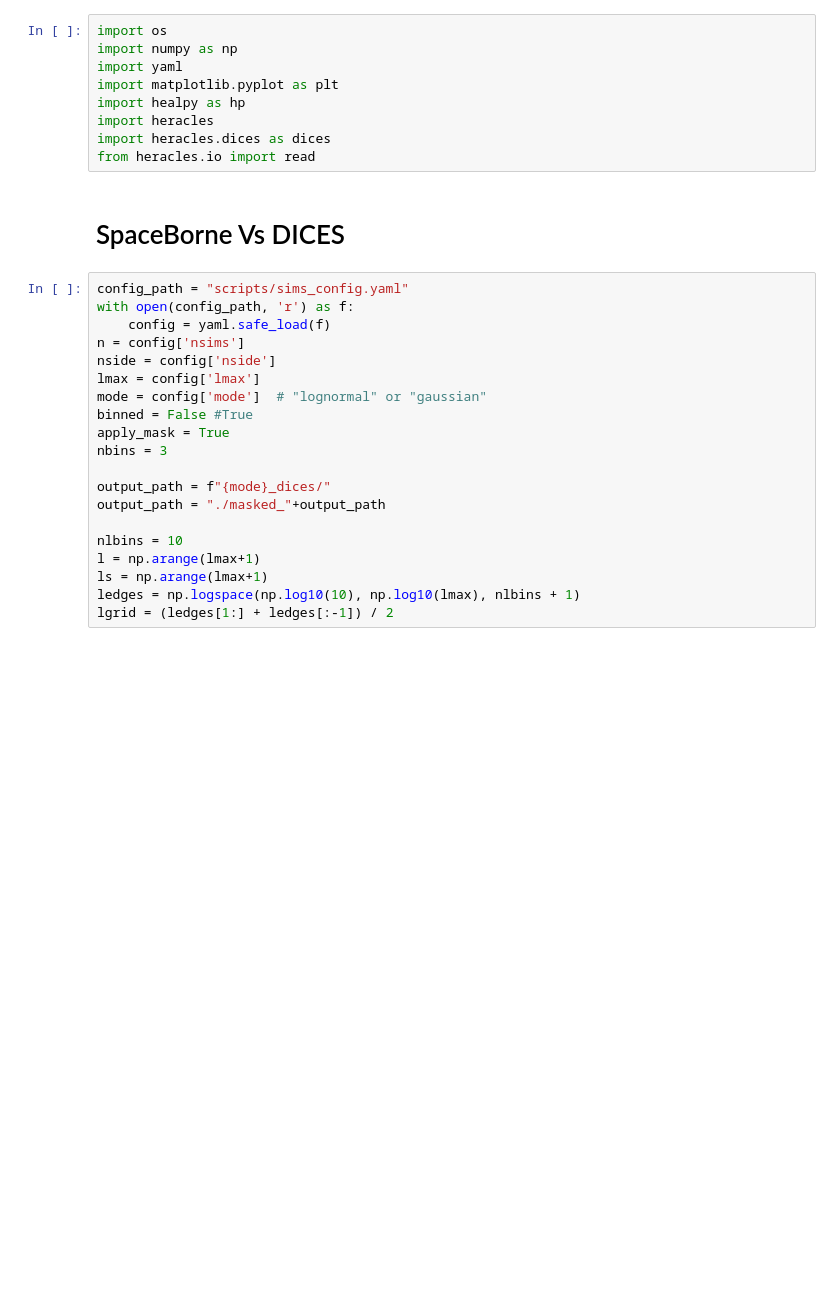
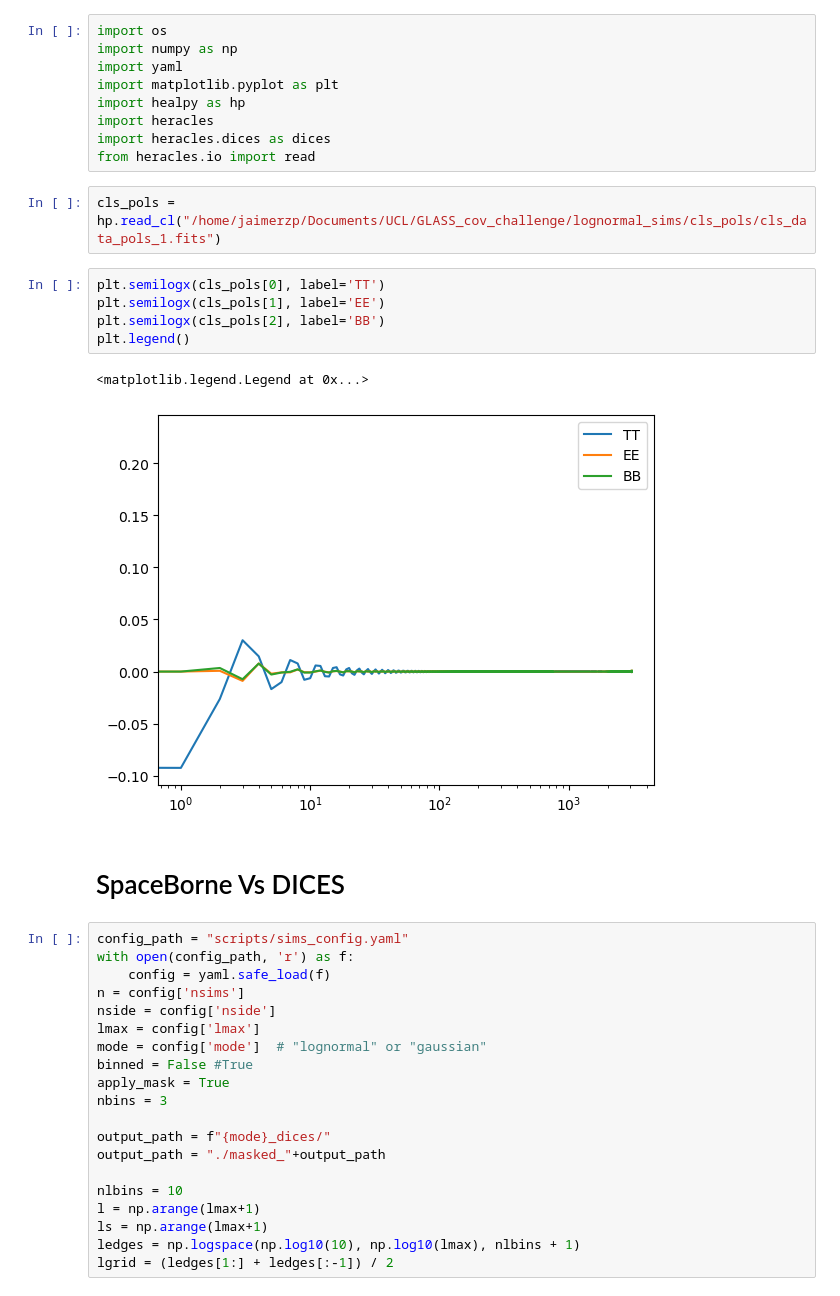
Before and after one commit to JaimeRZP/GLASS_cov_challenge, a Jupyter notebook: unmixing_comparison.ipynb, the cells around one changed output. Drawn from its saved outputs; the diff is of its cells as text; blank space fills up the shorter version.

```diff
--- a/unmixing_comparison.ipynb
+++ b/unmixing_comparison.ipynb
@@ -7,6 +7,16 @@ import healpy as hp
 import heracles
 import heracles.dices as dices
 from heracles.io import read
+# %%
+cls_pols = hp.read_cl("/home/jaimerzp/Documents/UCL/GLASS_cov_challenge/lognormal_sims/cls_pols/cls_data_pols_1.fits")
+# %%
+plt.semilogx(cls_pols[0], label='TT')
+plt.semilogx(cls_pols[1], label='EE')
+plt.semilogx(cls_pols[2], label='BB')
+plt.legend()
+# %% [output]
+<matplotlib.legend.Legend at 0x...>
+[figure, added]
 # %% [markdown]
 # SpaceBorne Vs DICES
 # %%
```
Also changed, not shown: parts of 7 cells of this notebook, 3 other files.
